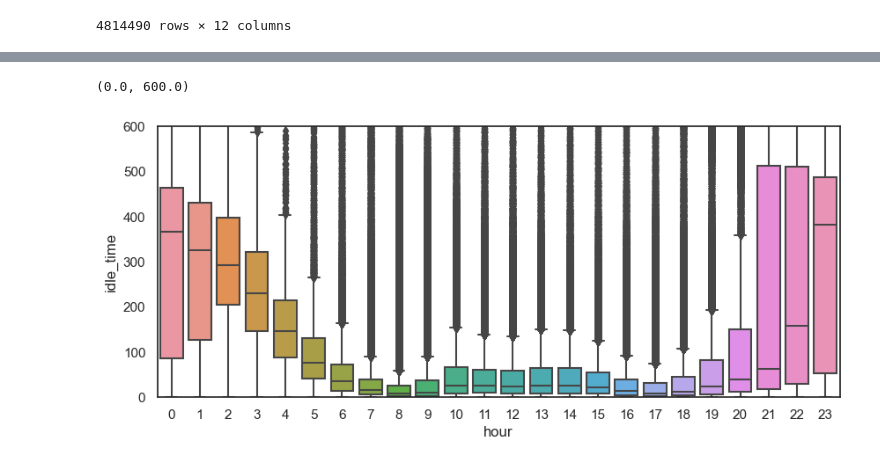
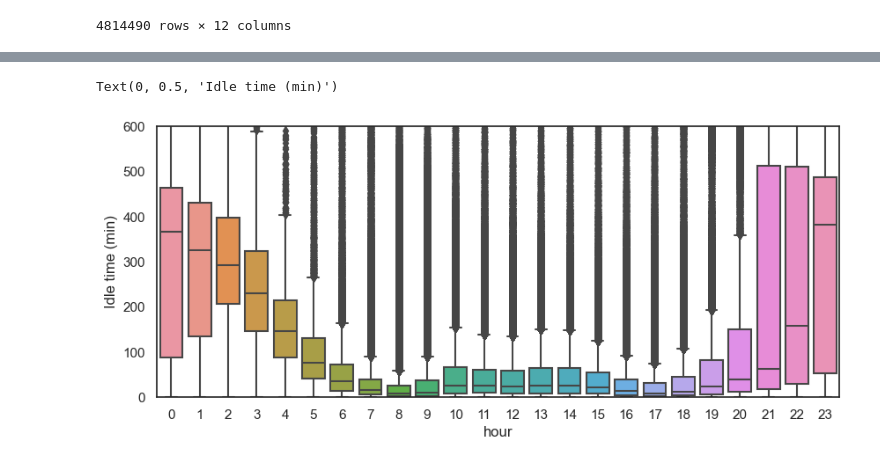
Before and after one commit to Ppkhanh/The-Learning-Machines, a Jupyter notebook: DataCleaning.ipynb, the cells around one changed output, grey strips where cells are left out. Cells and saved outputs as stored; diff of their text form; code cells hidden in the pictures.

```diff
--- a/DataCleaning.ipynb
+++ b/DataCleaning.ipynb
@@ -354,7 +347,6 @@ def get_weekday(ts):
 # %%
 df_w_idle_time['day']= df_w_idle_time['timestamp'].dt.day
 df_w_idle_time['hour']= df_w_idle_time['timestamp'].dt.hour
-df_w_idle_time['day_of_week']= df_w_idle_time["timestamp"].apply(lambda x: get_weekday(x))
 # %%
 df_w_idle_time
 # %% [output]
@@ -488,7 +482,8 @@ plt.show()
 # %%
 fig,ax = plt.subplots(figsize=(10,4))
 sns.boxplot(x=hour, y= idle_time)
 plt.ylim(0,600)
+plt.ylabel("Idle time (min)")
 # %% [output]
-(0.0, 600.0)
+Text(0, 0.5, 'Idle time (min)')
-[figure, old version]
+[figure, new version]
```
Also changed, not shown: parts of 5 cells of this notebook.
